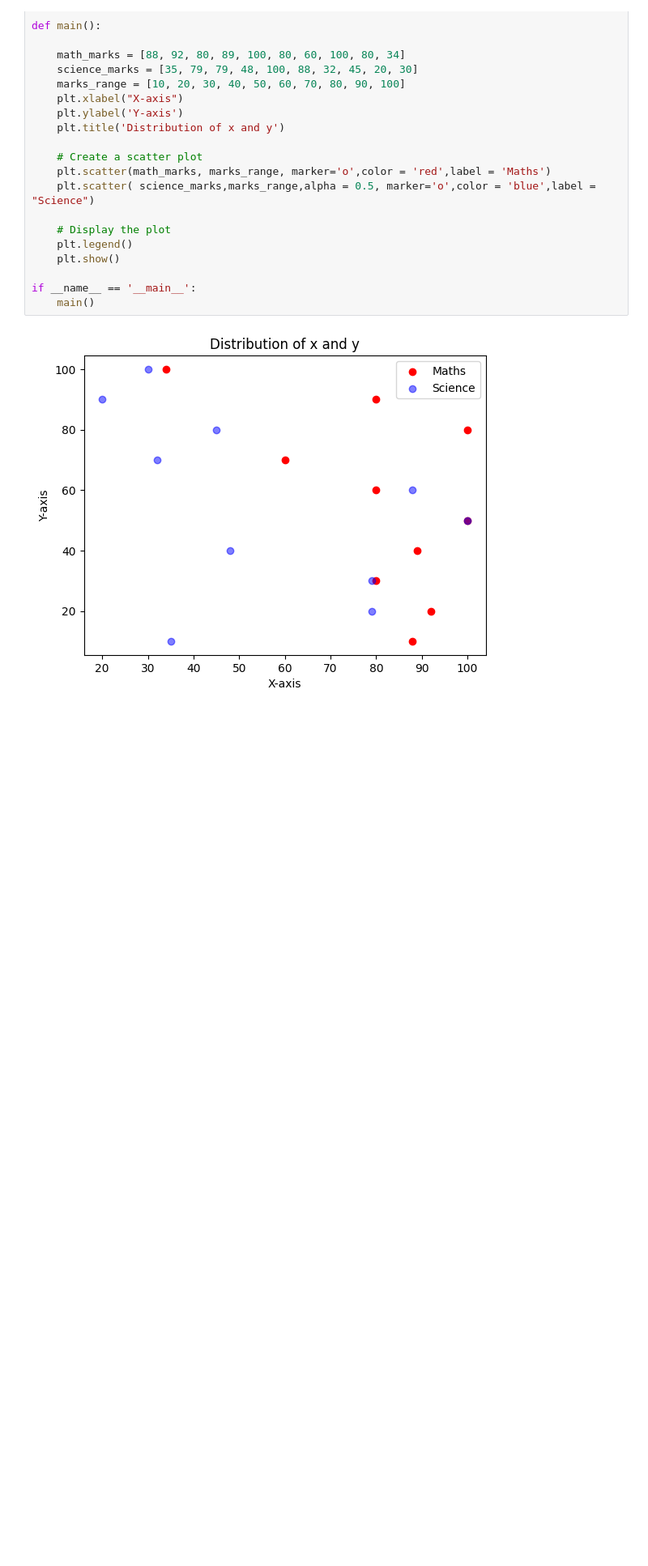
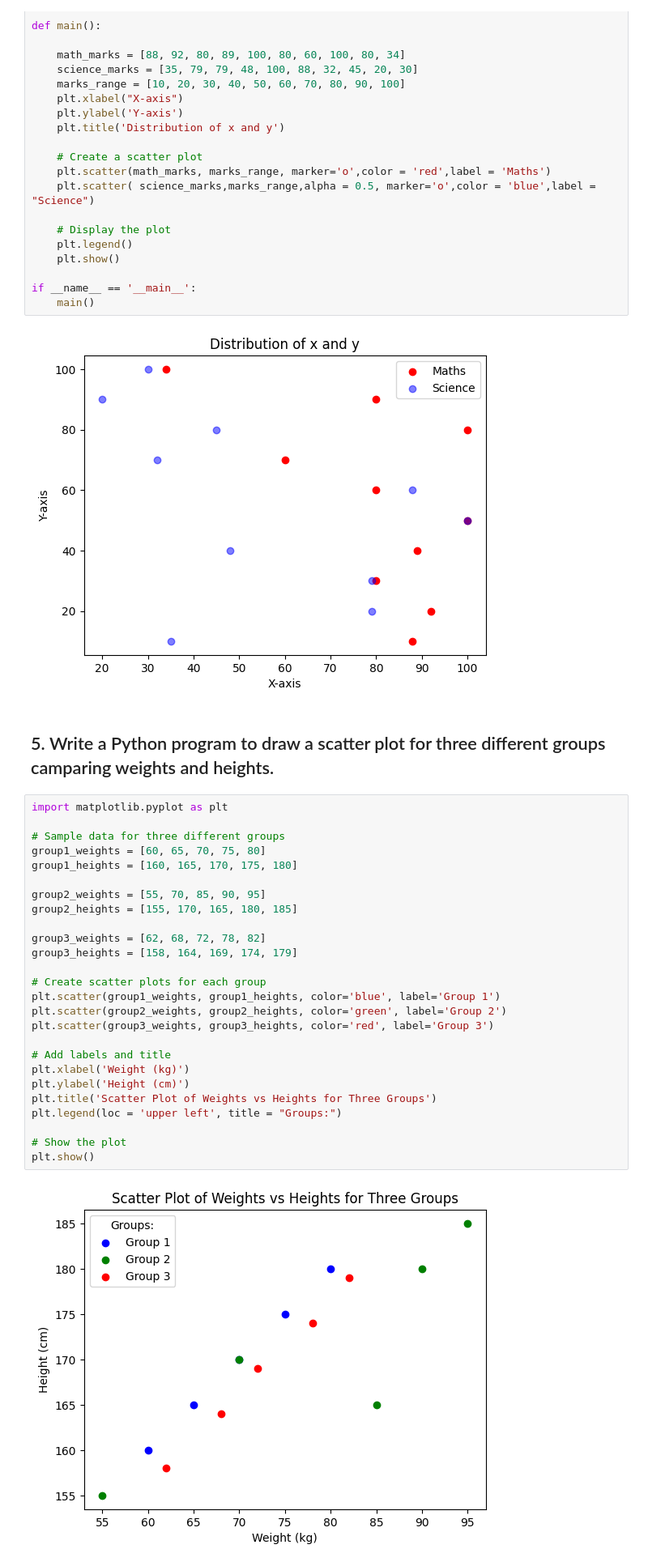
Before and after one commit to shivyelave/Python-Libraries, a Jupyter notebook: Matplotlib/matplotlib_statterplot.ipynb, the cells around one changed output. Shown at 81% size. Cells and saved outputs as stored; diff of their text form; blank space fills up the shorter version.

Commit message:
[Shiv] Add: Python program to draw a scatter plot for three different groups camparing weights and heights.

```diff
--- a/Matplotlib/matplotlib_statterplot.ipynb
+++ b/Matplotlib/matplotlib_statterplot.ipynb
@@ -115,3 +115,33 @@ if __name__ == '__main__':
     main()
 # %% [output]
 [figure]
+# %% [markdown]
+## 5. Write a Python program to draw a scatter plot for three different groups camparing weights and heights.
+# %%
+import matplotlib.pyplot as plt
+
+# Sample data for three different groups
+group1_weights = [60, 65, 70, 75, 80]
+group1_heights = [160, 165, 170, 175, 180]
+
+group2_weights = [55, 70, 85, 90, 95]
+group2_heights = [155, 170, 165, 180, 185]
+
+group3_weights = [62, 68, 72, 78, 82]
+group3_heights = [158, 164, 169, 174, 179]
+
+# Create scatter plots for each group
+plt.scatter(group1_weights, group1_heights, color='blue', label='Group 1')
+plt.scatter(group2_weights, group2_heights, color='green', label='Group 2')
+plt.scatter(group3_weights, group3_heights, color='red', label='Group 3')
+
+# Add labels and title
+plt.xlabel('Weight (kg)')
+plt.ylabel('Height (cm)')
+plt.title('Scatter Plot of Weights vs Heights for Three Groups')
+plt.legend(loc = 'upper left', title = "Groups:")
+
+# Show the plot
+plt.show()
+# %% [output]
+[figure, added]
```
